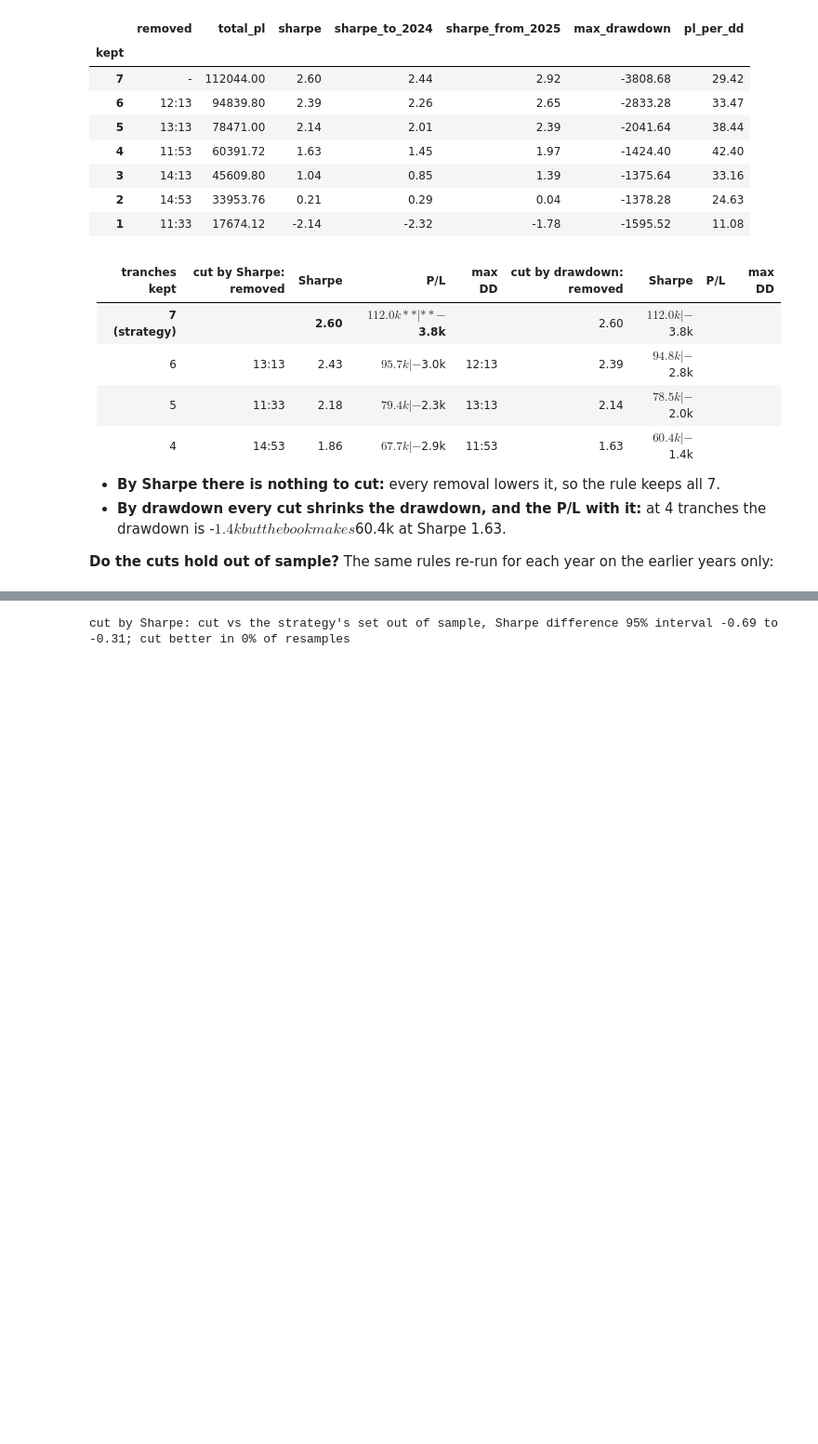
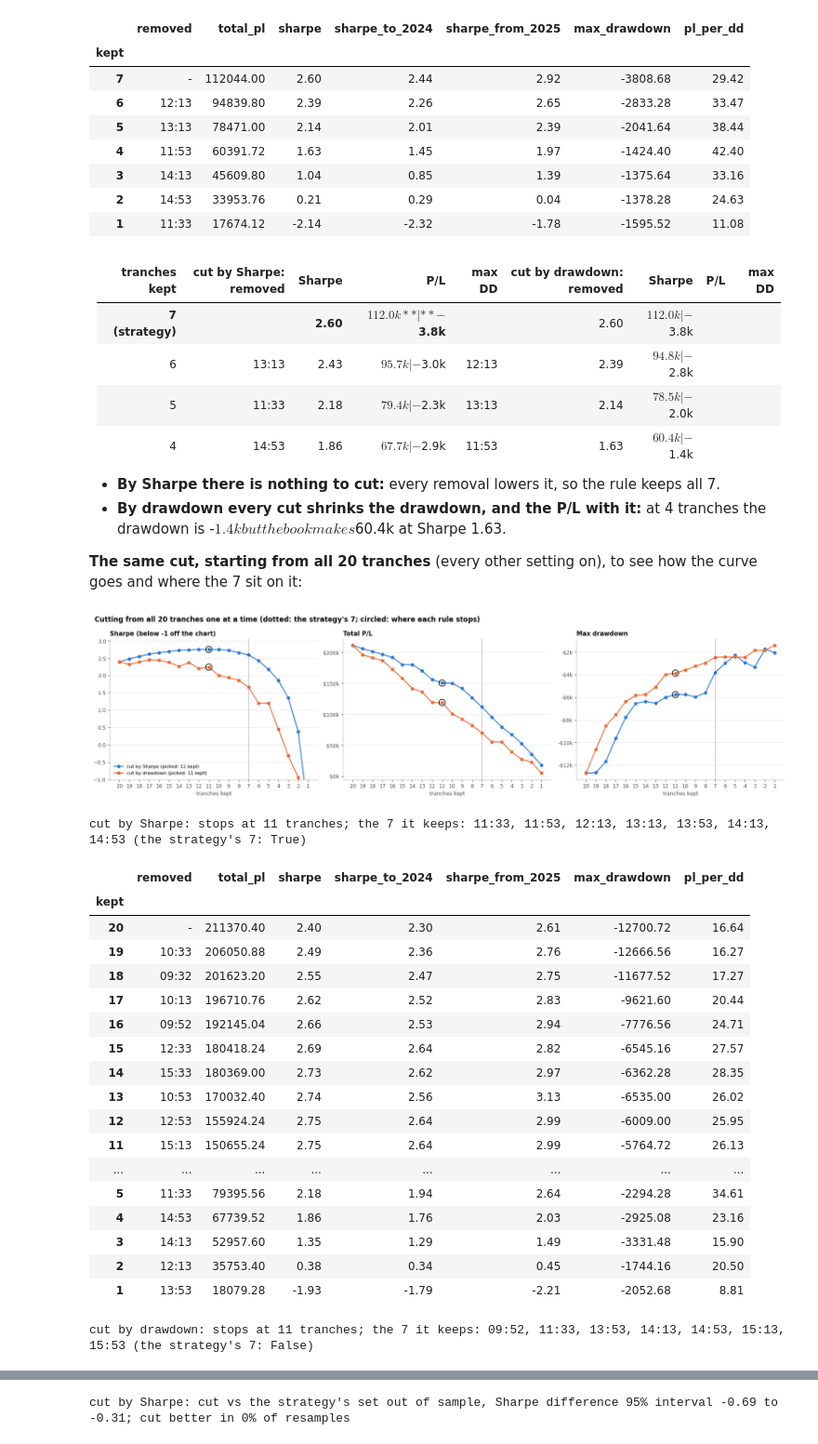
Before and after one commit to adam-masri24/ic-strat-notebooks, a Jupyter notebook: strategies/ic_strat/notebooks/ic_analysis.ipynb, the cells around one changed output, grey strips where cells are left out. Shown at 93% size. Saved outputs shown, nothing was run; the diff lists cells and outputs as text; code cells hidden in the pictures; blank space fills up the shorter version.

```diff
--- a/strategies/ic_strat/notebooks/ic_analysis.ipynb
+++ b/strategies/ic_strat/notebooks/ic_analysis.ipynb
@@ -1377,4 +1420,33 @@ cut by drawdown: stops at 4 tranches, cutting 11:53, 12:13, 13:13
 - **By drawdown every cut shrinks the drawdown, and the P/L with it:** at 4 tranches the drawdown is -$1.4k but the book makes $60.4k at
   Sharpe 1.63.
 
-**Do the cuts hold out of sample?** The same rules re-run for each year on the earlier years only:
+**The same cut, starting from all 20 tranches** (every other setting on), to see how the curve goes and where the 7 sit on it:
+# %%
+td.fig_elimination(tdd.paths20, heading="Cutting from all 20 tranches one at a time (dotted: the strategy's 7; circled: where each rule stops)"); plt.show()
+for crit, p20 in tdd.paths20.items():
+    k7 = p20.loc[7, "tranches"].split(", ")
+    print(f"{td.CRITERIA[crit]}: stops at {p20.attrs['best']} tranches; the 7 it keeps: {', '.join(sorted(k7))} "
+          f"(the strategy's 7: {sorted(k7) == sorted(fv.SELECTED_TRANCHES)})")
+    display(p20.drop(columns="tranches").round(2))
+# %% [output]
+[figure, added]
+cut by Sharpe: stops at 11 tranches; the 7 it keeps: 11:33, 11:53, 12:13, 13:13, 13:53, 14:13, 14:53 (the strategy's 7: True)
+|  | removed | total_pl | sharpe | sharpe_to_2024 | sharpe_from_2025 | max_drawdown | pl_per_dd |
+| kept |  |  |  |  |  |  |  |
+| 20 | - | 211370.40 | 2.40 | 2.30 | 2.61 | -12700.72 | 16.64 |
+| 19 | 10:33 | 206050.88 | 2.49 | 2.36 | 2.76 | -12666.56 | 16.27 |
+| 18 | 09:32 | 201623.20 | 2.55 | 2.47 | 2.75 | -11677.52 | 17.27 |
+| 17 | 10:13 | 196710.76 | 2.62 | 2.52 | 2.83 | -9621.60 | 20.44 |
+| 16 | 09:52 | 192145.04 | 2.66 | 2.53 | 2.94 | -7776.56 | 24.71 |
+| 15 | 12:33 | 180418.24 | 2.69 | 2.64 | 2.82 | -6545.16 | 27.57 |
+| 14 | 15:33 | 180369.00 | 2.73 | 2.62 | 2.97 | -6362.28 | 28.35 |
+| 13 | 10:53 | 170032.40 | 2.74 | 2.56 | 3.13 | -6535.00 | 26.02 |
+| 12 | 12:53 | 155924.24 | 2.75 | 2.64 | 2.99 | -6009.00 | 25.95 |
+| 11 | 15:13 | 150655.24 | 2.75 | 2.64 | 2.99 | -5764.72 | 26.13 |
+| ... | ... | ... | ... | ... | ... | ... | ... |
+| 5 | 11:33 | 79395.56 | 2.18 | 1.94 | 2.64 | -2294.28 | 34.61 |
+| 4 | 14:53 | 67739.52 | 1.86 | 1.76 | 2.03 | -2925.08 | 23.16 |
+| 3 | 14:13 | 52957.60 | 1.35 | 1.29 | 1.49 | -3331.48 | 15.90 |
+| 2 | 12:13 | 35753.40 | 0.38 | 0.34 | 0.45 | -1744.16 | 20.50 |
+| 1 | 13:53 | 18079.28 | -1.93 | -1.79 | -2.21 | -2052.68 | 8.81 |
+cut by drawdown: stops at 11 tranches; the 7 it keeps: 09:52, 11:33, 13:53, 14:13, 14:53, 15:13, 15:53 (the strategy's 7: False)
```
Also changed, not shown: parts of 5 cells of this notebook, 28 other files.
